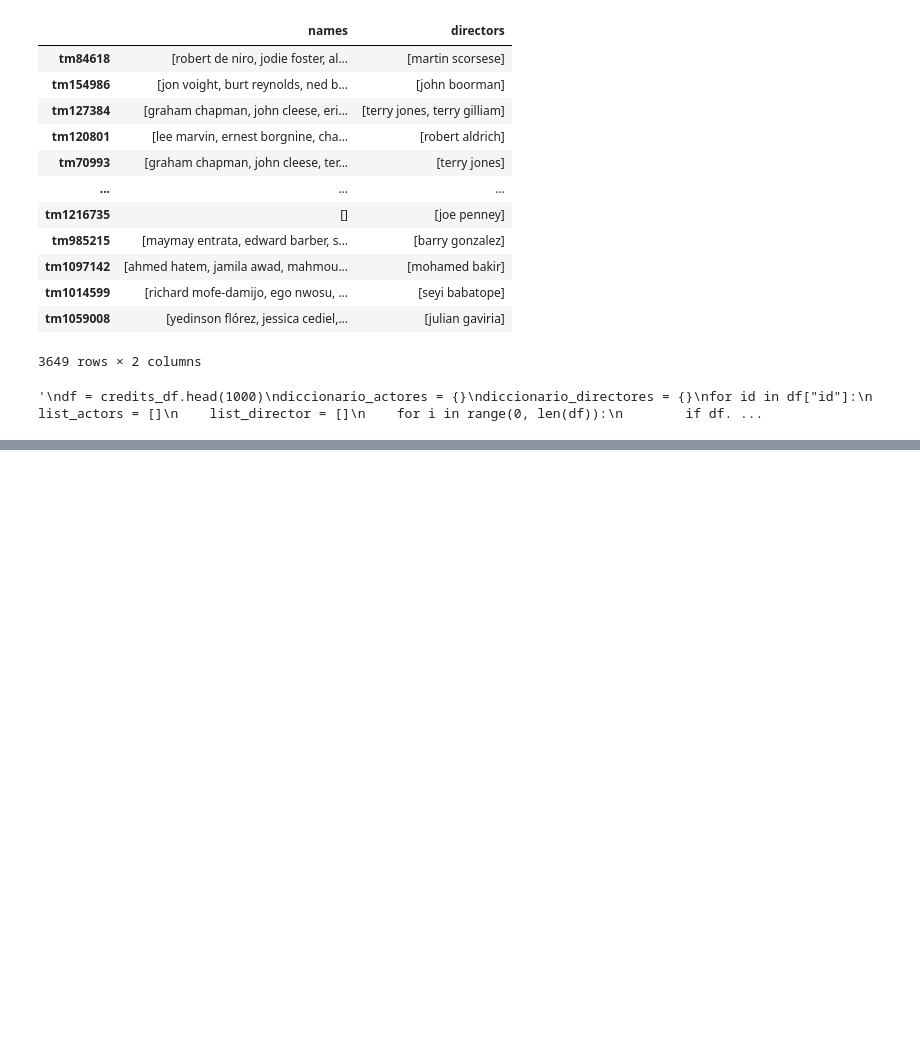
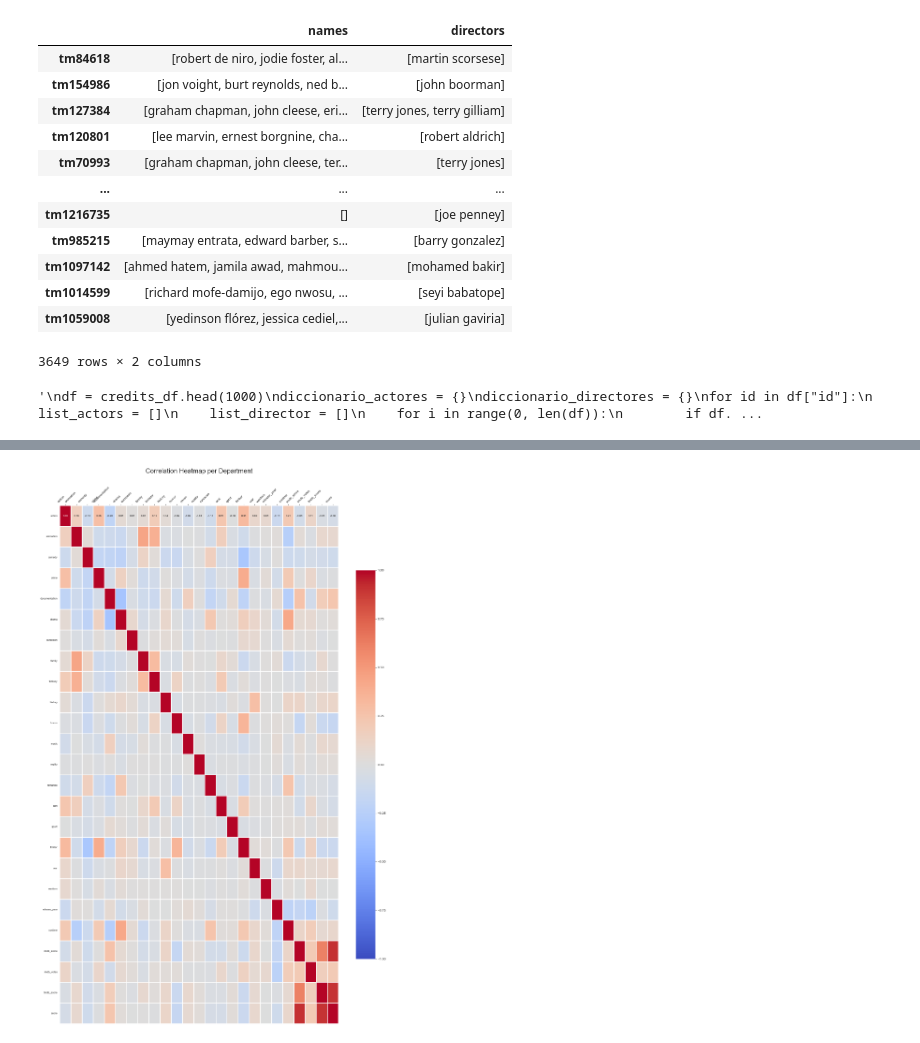
Before and after one commit to alicia-perez-diez/proyect_2, a Jupyter notebook: netflix_project_notebook.ipynb, the cells around one changed output, grey strips where cells are left out. Drawn from its saved outputs; the diff is of its cells as text; code cells hidden in the pictures; blank space fills up the shorter version.

```diff
--- a/netflix_project_notebook.ipynb
+++ b/netflix_project_notebook.ipynb
@@ -377,0 +329,3 @@ df_unique_film
+# %%
+
+total_df["score"] = total_df[['imdb_score', 'tmdb_score']].mean(axis=1).round(1)
@@ -377,0 +348,2 @@ df_unique_film
+# %%
+generos_df = total_df["genres"].apply(lambda x: ','.join(x)).str.get_dummies(sep=",")
@@ -377,0 +381,2 @@ df_unique_film
+# %%
+dff = pd.merge(generos_df, total_df, how='left', left_index=True, right_index=True)
@@ -377,0 +408,16 @@ df_unique_film
+# %%
+dd = dff.select_dtypes([float, int, bool]).corr()
+# %%
+# Visualization
+sns.set_style("whitegrid")
+plt.figure(figsize=(16, 24))  # Adjusted the size for a vertical orientation
+heatmap = sns.heatmap(dd, annot=True, cmap='coolwarm', vmin=-1, vmax=1, linewidths=1, linecolor='white',
+            cbar_kws={"shrink": 0.75}, fmt=".2f", annot_kws={"size": 8})  # Reduced annot size for better fit
+heatmap.xaxis.set_ticks_position('top')  # Set the X-axis labels on top
+plt.title('Correlation Heatmap per Department', fontsize=20, pad=40)  # Adjusted padding to accommodate top x-labels
+plt.xticks(fontsize=10, rotation=45, ha='right')
+plt.yticks(fontsize=8, rotation=0)
+plt.tight_layout()
+plt.show()
+# %% [output]
+[figure, added]
```
Also changed, not shown: parts of 18 cells of this notebook.
